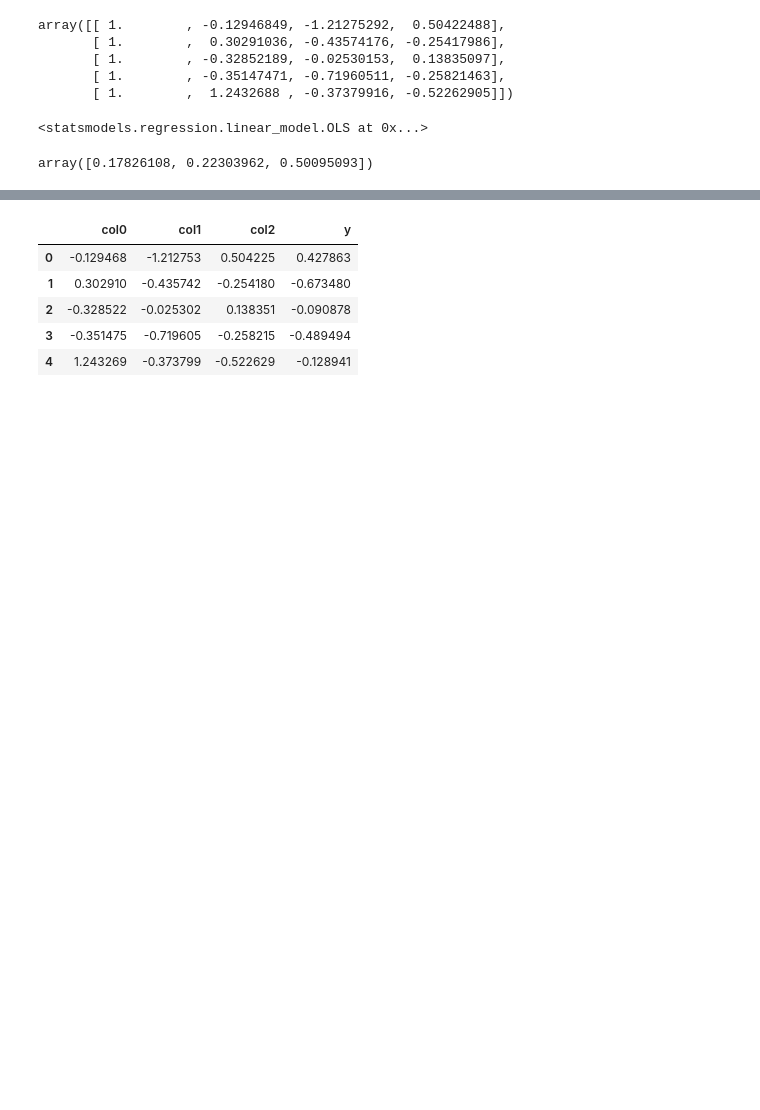
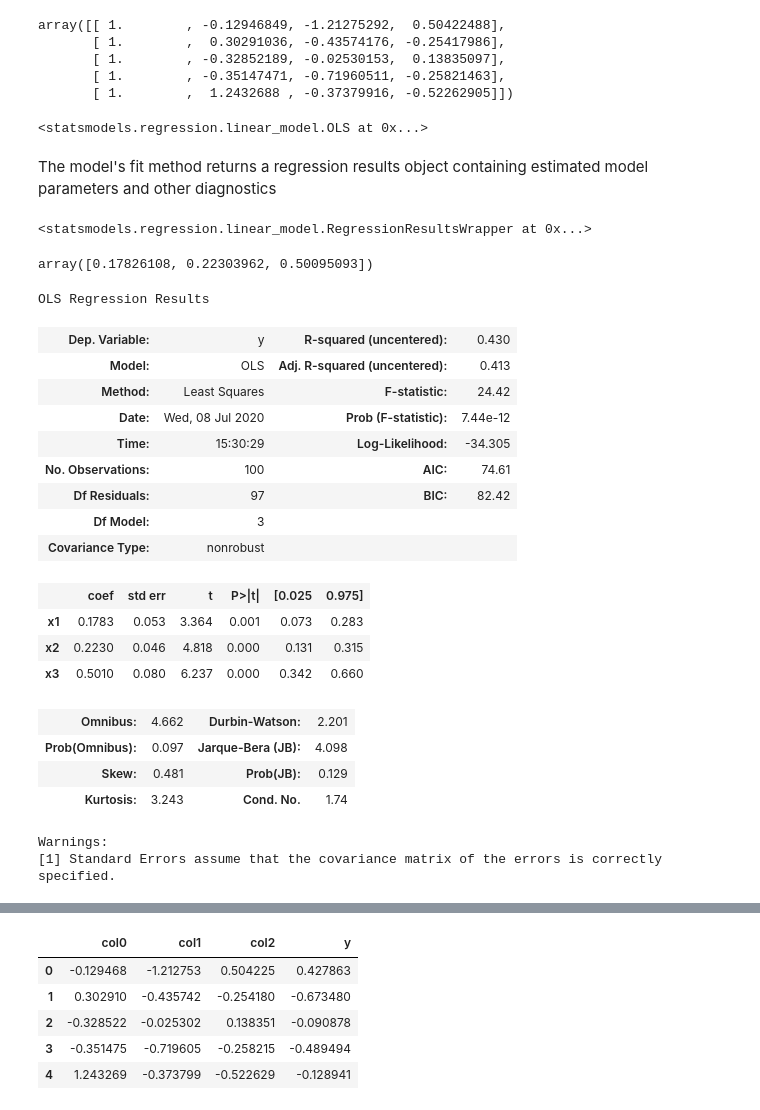
Before and after one commit to BoyuanLi-Steven/Python-For-Data-Analysis-2nd, a Jupyter notebook: Chapter 13. Introduction to Modeling Libraries in Python.ipynb, the cells around one changed output, grey strips where cells are left out. Drawn from its saved outputs; the diff is of its cells as text; code cells hidden in the pictures; blank space fills up the shorter version.

```diff
--- a/Chapter 13. Introduction to Modeling Libraries in Python.ipynb
+++ b/Chapter 13. Introduction to Modeling Libraries in Python.ipynb
@@ -475,12 +514,40 @@ model = sm.OLS(y, X)
 model
 # %% [output]
 <statsmodels.regression.linear_model.OLS at 0x...>
+# %% [markdown]
+The model's fit method returns a regression results object containing estimated model parameters and other diagnostics
 # %%
 results = model.fit()
+results
+# %% [output]
+<statsmodels.regression.linear_model.RegressionResultsWrapper at 0x...>
 # %%
 results.params
 # %% [output]
 array([0.17826108, 0.22303962, 0.50095093])
+# %%
+results.summary()
+# %% [output]
+OLS Regression Results
+| Dep. Variable: | y | R-squared (uncentered): | 0.430 |
+| Model: | OLS | Adj. R-squared (uncentered): | 0.413 |
+| Method: | Least Squares | F-statistic: | 24.42 |
+| Date: | Wed, 08 Jul 2020 | Prob (F-statistic): | 7.44e-12 |
+| Time: | 15:30:29 | Log-Likelihood: | -34.305 |
+| No. Observations: | 100 | AIC: | 74.61 |
+| Df Residuals: | 97 | BIC: | 82.42 |
+| Df Model: | 3 |  |  |
+| Covariance Type: | nonrobust |  |  |
+|  | coef | std err | t | P>|t| | [0.025 | 0.975] |
+| x1 | 0.1783 | 0.053 | 3.364 | 0.001 | 0.073 | 0.283 |
+| x2 | 0.2230 | 0.046 | 4.818 | 0.000 | 0.131 | 0.315 |
+| x3 | 0.5010 | 0.080 | 6.237 | 0.000 | 0.342 | 0.660 |
+| Omnibus: | 4.662 | Durbin-Watson: | 2.201 |
+| Prob(Omnibus): | 0.097 | Jarque-Bera (JB): | 4.098 |
+| Skew: | 0.481 | Prob(JB): | 0.129 |
+| Kurtosis: | 3.243 | Cond. No. | 1.74 |
+Warnings:
+[1] Standard Errors assume that the covariance matrix of the errors is correctly specified.
 # %%
 print(results.summary())
 # %% [output]
```
Also changed, not shown: parts of 70 cells of this notebook.
